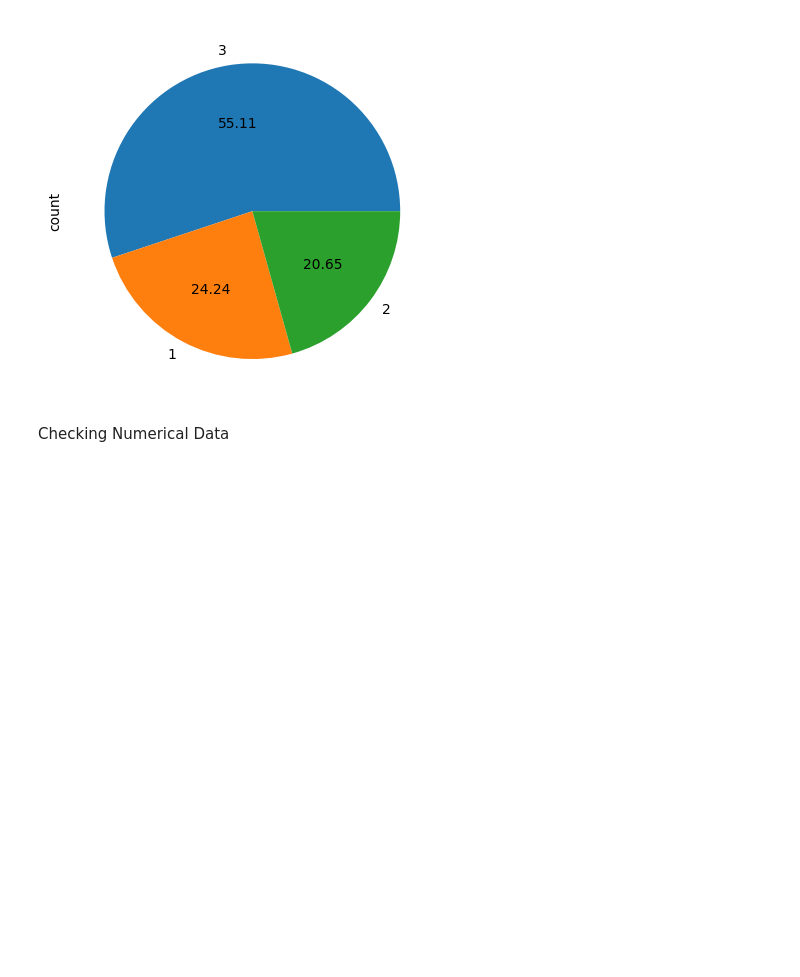
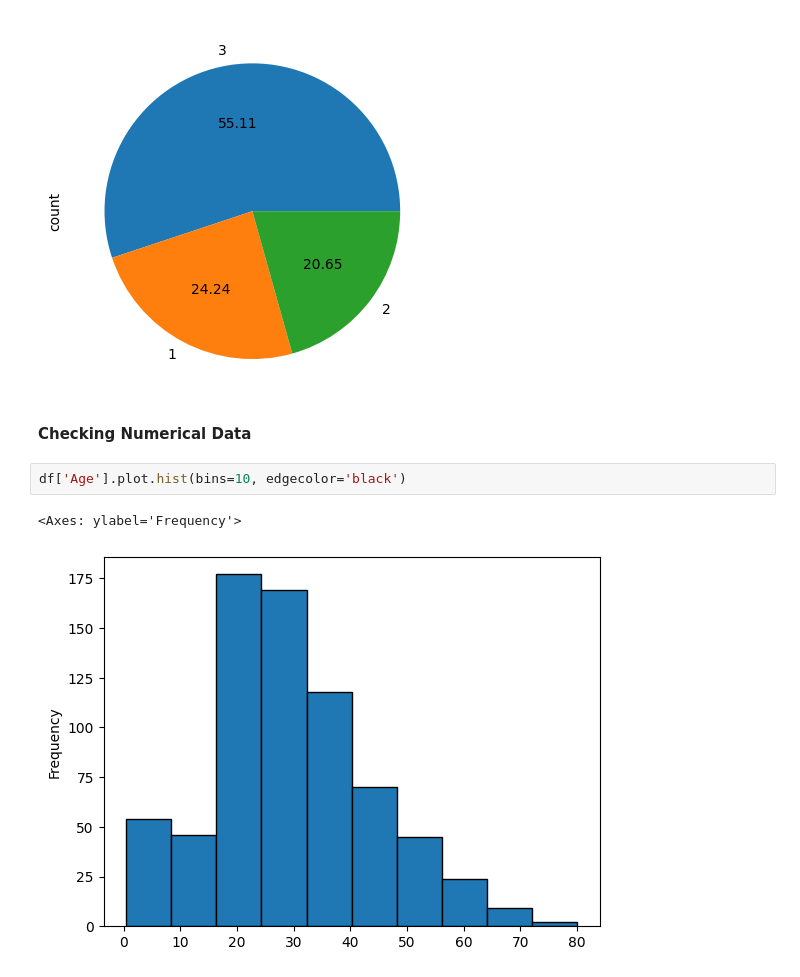
Before and after one commit to adi1234789/Univariate_analysis, a Jupyter notebook: Univariate_analysis.ipynb, the cells around one changed output. Saved outputs shown, nothing was run; the diff lists cells and outputs as text; blank space fills up the shorter version.

```diff
--- a/Univariate_analysis.ipynb
+++ b/Univariate_analysis.ipynb
@@ -41,4 +41,9 @@ df['Pclass'].value_counts().plot(kind='pie', autopct='%.2f')
 <Axes: ylabel='count'>
 [figure]
 # %% [markdown]
-Checking Numerical Data
+**Checking Numerical Data**
+# %%
+df['Age'].plot.hist(bins=10, edgecolor='black')
+# %% [output]
+<Axes: ylabel='Frequency'>
+[figure, added]
```
Also changed, not shown: parts of 2 cells of this notebook.
